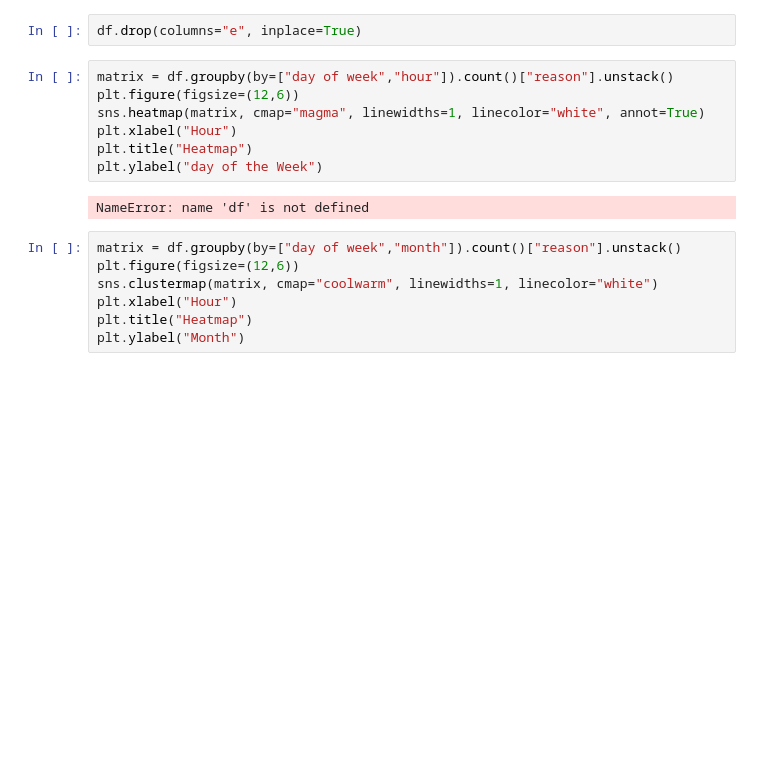
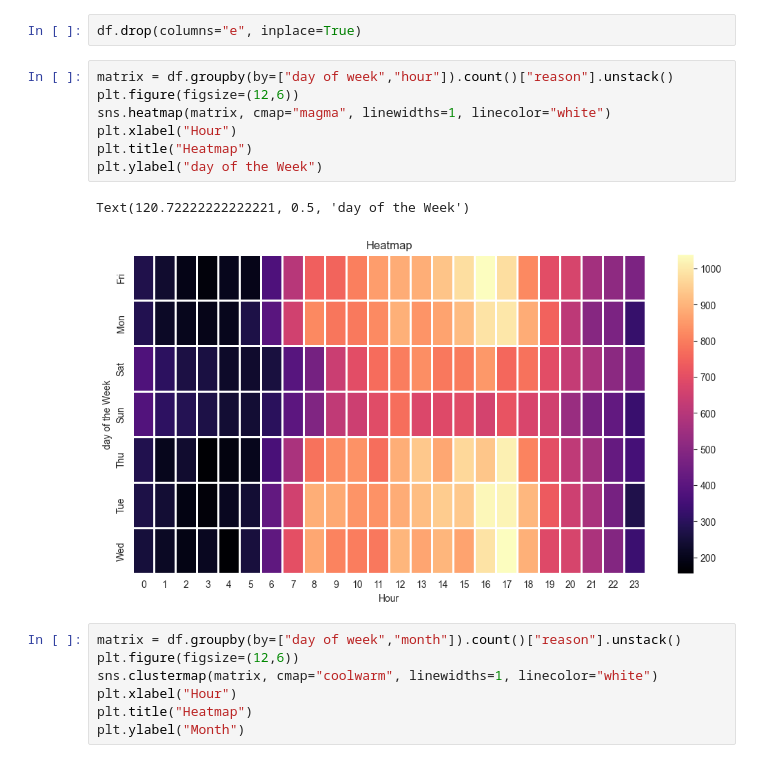
Before and after one commit to juanifmera/Capstone-Project, a Jupyter notebook: Code/CapStone.ipynb, the cells around one changed output. Drawn from its saved outputs; the diff is of its cells as text; blank space fills up the shorter version.

```diff
--- a/Code/CapStone.ipynb
+++ b/Code/CapStone.ipynb
@@ -186,12 +184,13 @@ df.drop(columns="e", inplace=True)
 # %%
 matrix = df.groupby(by=["day of week","hour"]).count()["reason"].unstack()
 plt.figure(figsize=(12,6))
-sns.heatmap(matrix, cmap="magma", linewidths=1, linecolor="white", annot=True)
+sns.heatmap(matrix, cmap="magma", linewidths=1, linecolor="white")
 plt.xlabel("Hour")
 plt.title("Heatmap")
 plt.ylabel("day of the Week")
 # %% [output]
-NameError: name 'df' is not defined
+Text(120.72222222222221, 0.5, 'day of the Week')
+[figure, added]
 # %%
 matrix = df.groupby(by=["day of week","month"]).count()["reason"].unstack()
 plt.figure(figsize=(12,6))
```
Also changed, not shown: parts of 3 cells of this notebook.
